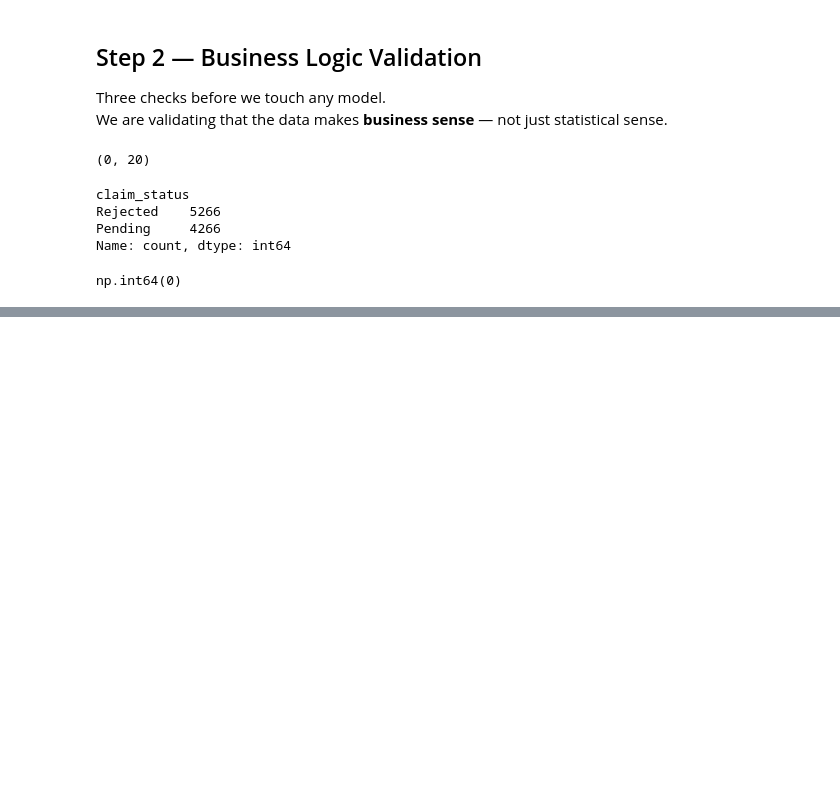
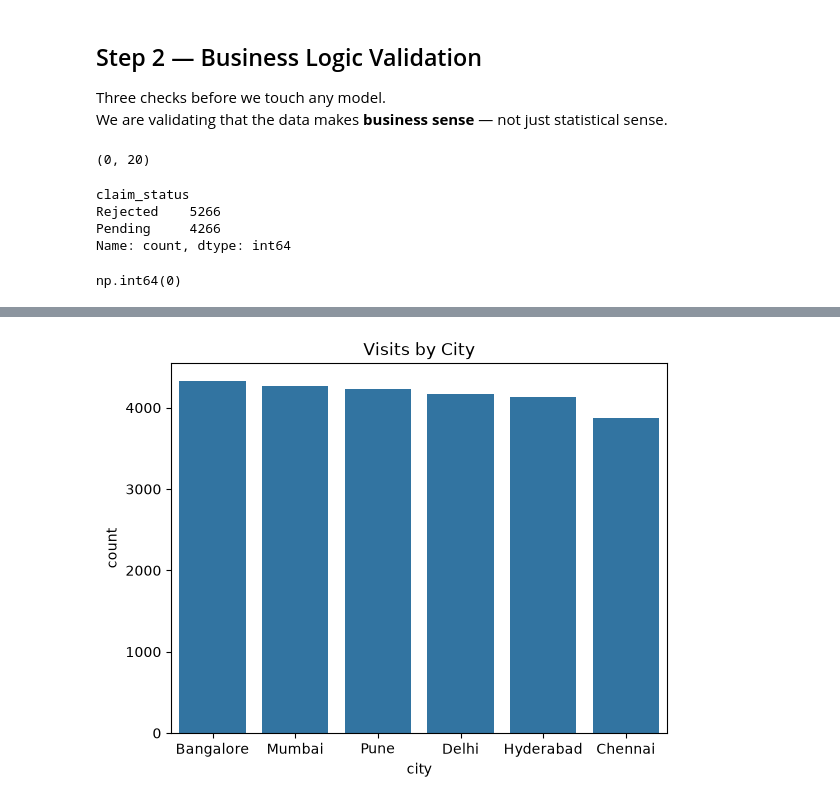
Before and after one commit to bjmashele/health-analytics, a Jupyter notebook: eda_to_mlflow.ipynb, the cells around one changed output, grey strips where cells are left out. Cells and saved outputs as stored; diff of their text form; code cells hidden in the pictures; blank space fills up the shorter version.

```diff
--- a/eda_to_mlflow.ipynb
+++ b/eda_to_mlflow.ipynb
@@ -613,0 +687,7 @@ np.int64(0)
+# %%
+# Visits by City
+sns.countplot(data=df, x="city", order=df["city"].value_counts().index)
+plt.title("Visits by City")
+plt.show()
+# %% [output]
+[figure, added]
```
Also changed, not shown: parts of 9 cells of this notebook.
